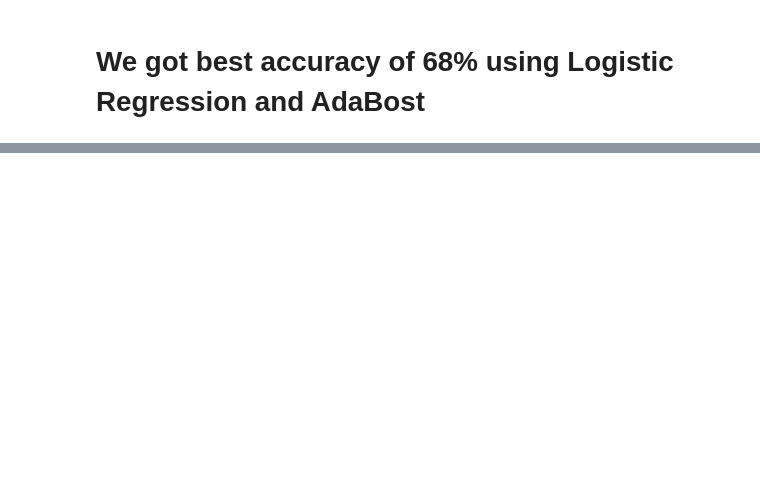
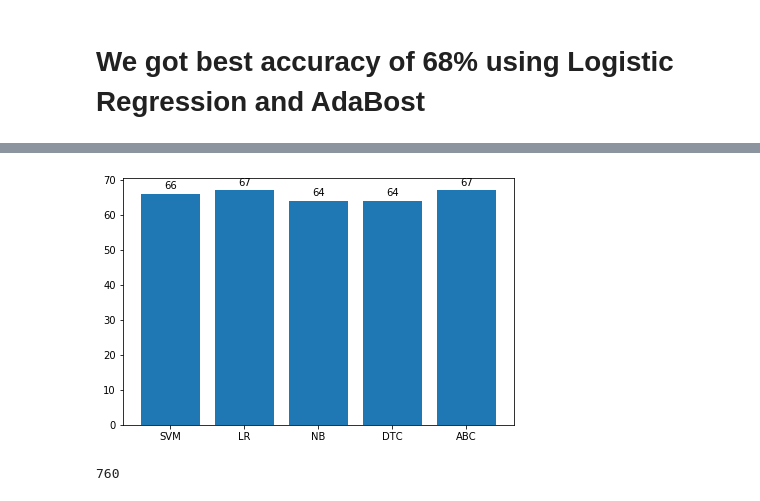
Before and after one commit to Nasar-uddin/kickoff, a Jupyter notebook: Kick with pca.ipynb, the cells around one changed output, grey strips where cells are left out. Drawn from its saved outputs; the diff is of its cells as text; code cells hidden in the pictures; blank space fills up the shorter version.

```diff
--- a/Kick with pca.ipynb
+++ b/Kick with pca.ipynb
@@ -188,0 +277,29 @@ weighted avg       0.67      0.68      0.67       760
+# %%
+x = ['SVM','LR','NB','DTC','ABC']
+y = [66,67,64,64,67]
+# %%
+fig, ax = plt.subplots()
+rects1 = ax.bar(x,y)
+ax.set_xticklabels(x)
+#ax.legend()
+
+def autolabel(rects):
+    """Attach a text label above each bar in *rects*, displaying its height."""
+    for rect in rects:
+        height = rect.get_height()
+        ax.annotate('{}'.format(height),
+                    xy=(rect.get_x() + rect.get_width() / 2, height),
+                    xytext=(0, 3),  # 3 points vertical offset
+                    textcoords="offset points",
+                    ha='center', va='bottom')
+autolabel(rects1)
+
+fig.tight_layout()
+
+plt.show()
+# %% [output]
+[figure, added]
+# %%
+339+231+190
+# %% [output]
+760
```
Also changed, not shown: parts of 24 cells of this notebook, 1 other file.
